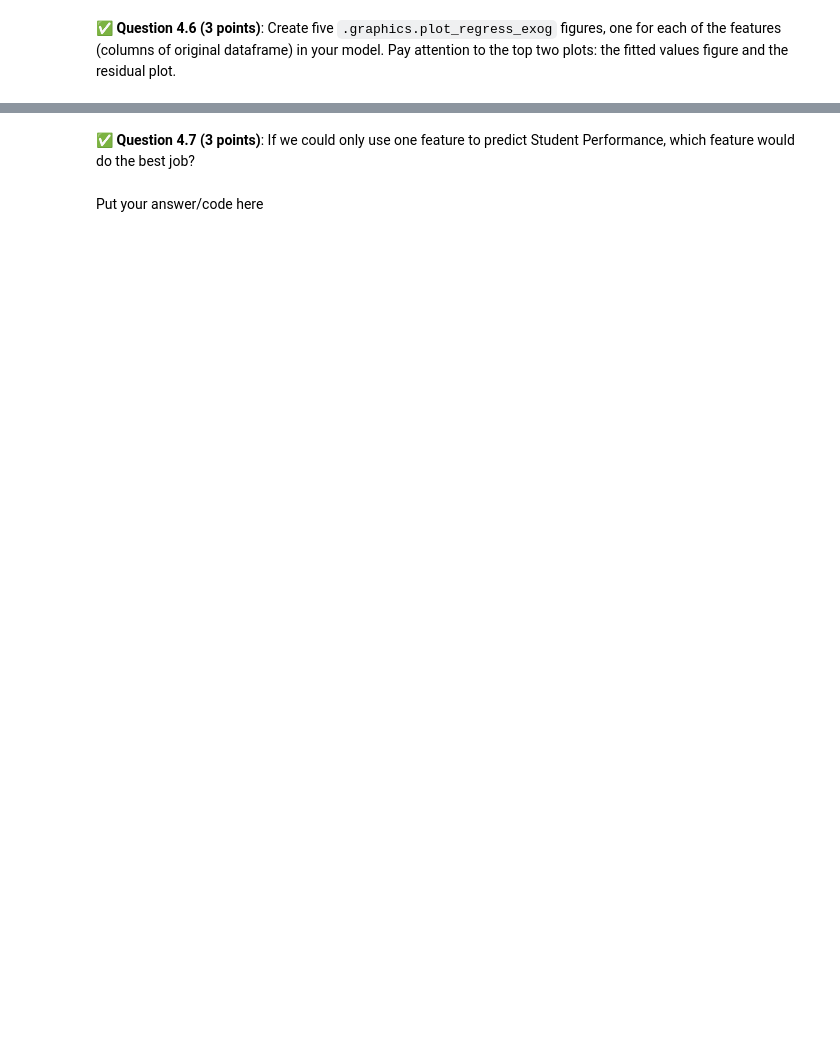
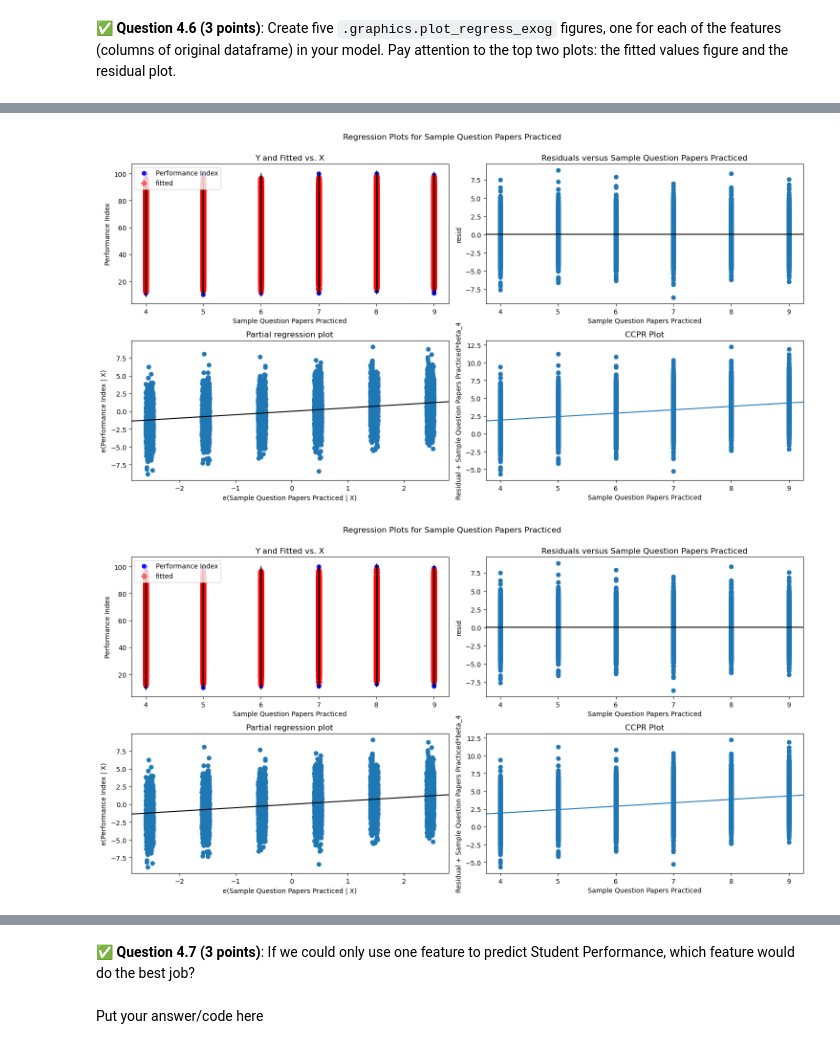
Before and after one commit to jackcienkus/CMSE202-s25-turnin, a Jupyter notebook: hw-03/HW-03_Regression-S25-STUDENT.ipynb, the cells around one changed output, grey strips where cells are left out. Cells and saved outputs as stored; diff of their text form; code cells hidden in the pictures; blank space fills up the shorter version.

```diff
--- a/hw-03/HW-03_Regression-S25-STUDENT.ipynb
+++ b/hw-03/HW-03_Regression-S25-STUDENT.ipynb
@@ -281,0 +396,6 @@ First, download and read in this synthetic dataset of Student Performance. `http
+# %%
+fig4 = plt.figure(figsize=(15,8))
+sm.graphics.plot_regress_exog(results3, 'Sample Question Papers Practiced', fig=fig4)
+# %% [output]
+[figure, added]
+[figure, added]
```
Also changed, not shown: parts of 17 cells of this notebook.
